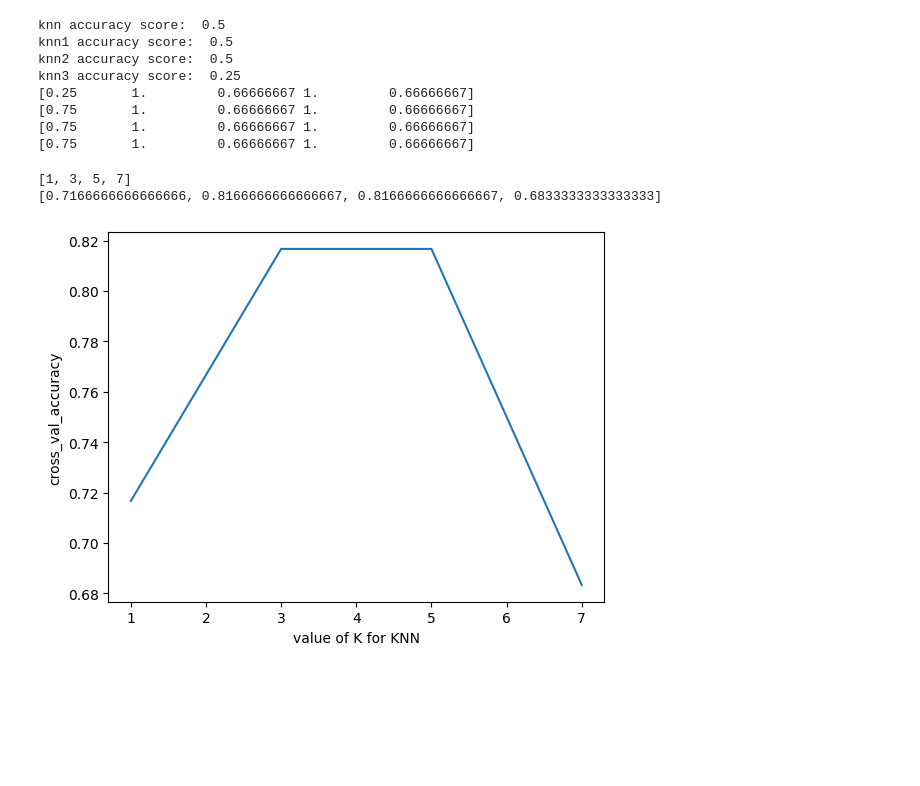
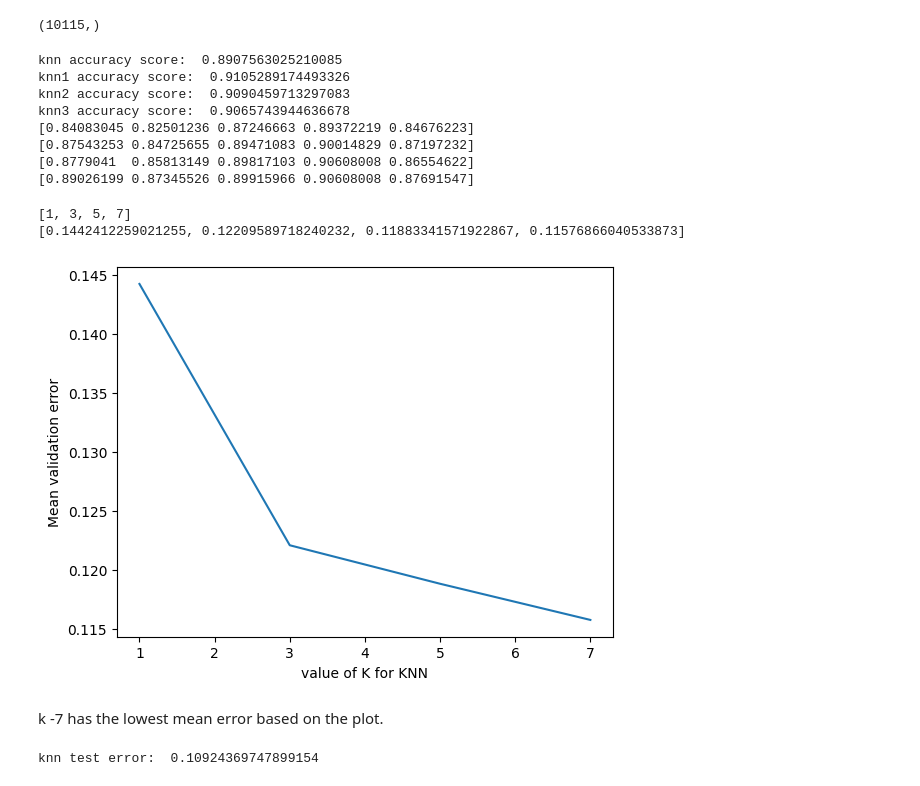
Before and after one commit to jowugbo/CodingAssignment2, a Jupyter notebook: CodingAsgmt-2.ipynb, the cells around one changed output. Cells and saved outputs as stored; diff of their text form; code cells hidden in the pictures; blank space fills up the shorter version.

```diff
--- a/CodingAsgmt-2.ipynb
+++ b/CodingAsgmt-2.ipynb
@@ -34,12 +72,20 @@ print(y1.shape)
 # %%
 trainingSetHistArr = []
-for i in trainingSetArr:
-    gray_image = cv.cvtColor(i, cv.COLOR_BGR2GRAY)
-    gray_hist = cv.calcHist([gray_image], [0], None, [256], [0,256] )
+for i in rVineFiles:
+    image = cv.imread(i)
+    gray_image = cv.cvtColor(image, cv.COLOR_BGR2GRAY)
+    gray_hist = cv.calcHist([gray_image], [0], None, [256], [0, 256])
     trainingSetHistArr.append([gray_hist])
+
+for i in negativeFiles:
+    image = cv.imread(i)
+    gray_image = cv.cvtColor(image, cv.COLOR_BGR2GRAY)
+    gray_hist = cv.calcHist([gray_image], [0], None, [256], [0, 256])
+    trainingSetHistArr.append([gray_hist])
+
 x = np.array(trainingSetHistArr)
 print(x.shape)
-X = np.reshape(x, (16,256))
+X = np.reshape(x, (10115, 256))
 #X = X.transpose()
 print(X.shape)
 print(X)
@@ -56,8 +102,16 @@ print(X)
+# %%
+isWDS = np.ones(1009)
+isNOT_WDS = np.zeros(9106)
+Y = np.concatenate((isWDS, isNOT_WDS))
+print(Y.shape)
+# %% [output]
+(10115,)
 # %%
+from sklearn.model_selection import cross_val_score
 from sklearn.multioutput import MultiOutputClassifier
 from sklearn.model_selection import train_test_split
 from sklearn.linear_model import LogisticRegression
-X_train, X_test, y_train, y_test= train_test_split(X, y1, test_size=.2)
+X_train, X_test, y_train, y_test = train_test_split(X, Y, test_size=.2)
 knn = KNeighborsClassifier(n_neighbors=1)
 knn1 = KNeighborsClassifier(n_neighbors=3)
 knn2 = KNeighborsClassifier(n_neighbors=5)
@@ -75,40 +129,48 @@ print('knn accuracy score: ', knn.score(X_test, y_test))
 print('knn1 accuracy score: ', knn1.score(X_test, y_test))
 print('knn2 accuracy score: ', knn2.score(X_test, y_test))
 print('knn3 accuracy score: ', knn3.score(X_test, y_test))
-from sklearn.model_selection import cross_val_score
-scores = cross_val_score(knn, X, y1, cv=5)
+scores = cross_val_score(knn, X, Y, cv=5)
 print(scores)
 
-scores1 = cross_val_score(knn1, X, y1, cv=5)
+scores1 = cross_val_score(knn1, X, Y, cv=5)
 print(scores1)
-scores2 = cross_val_score(knn2, X, y1, cv=5)
+scores2 = cross_val_score(knn2, X, Y, cv=5)
 print(scores2)
-scores3 = cross_val_score(knn3, X, y1, cv=5)
+scores3 = cross_val_score(knn3, X, Y, cv=5)
 print(scores3)
 # %% [output]
-knn accuracy score:  0.5
-knn1 accuracy score:  0.5
-knn2 accuracy score:  0.5
-knn3 accuracy score:  0.25
-[0.25       1.         0.66666667 1.         0.66666667]
-[0.75       1.         0.66666667 1.         0.66666667]
-[0.75       1.         0.66666667 1.         0.66666667]
-[0.75       1.         0.66666667 1.         0.66666667]
+knn accuracy score:  0.8907563025210085
+knn1 accuracy score:  0.9105289174493326
+knn2 accuracy score:  0.9090459713297083
+knn3 accuracy score:  0.9065743944636678
+[0.84083045 0.82501236 0.87246663 0.89372219 0.84676223]
+[0.87543253 0.84725655 0.89471083 0.90014829 0.87197232]
+[0.8779041  0.85813149 0.89817103 0.90608008 0.86554622]
+[0.89026199 0.87345526 0.89915966 0.90608008 0.87691547]
 # %%
-k_range = [1,3,5,7]
-knns = [knn,knn1, knn2,knn3]
+k_range = [1, 3, 5, 7]
+knns = [knn, knn1, knn2, knn3]
 print(k_range)
 k_scores = []
 for k in k_range:
     knn = KNeighborsClassifier(n_neighbors=k)
-    scores = cross_val_score(knn, X, y1, cv=5, scoring='accuracy')
-    k_scores.append(scores.mean())
+    scores = cross_val_score(knn, X, Y, cv=5, scoring='accuracy')
+    k_scores.append(1-scores.mean())
 print(k_scores)
 plt.plot(k_range, k_scores)
 plt.xlabel('value of K for KNN')
-plt.ylabel("cross_val_accuracy")
+plt.ylabel("Mean validation error")
 plt.show()
 # %% [output]
 [1, 3, 5, 7]
-[0.7166666666666666, 0.8166666666666667, 0.8166666666666667, 0.6833333333333333]
+[0.1442412259021255, 0.12209589718240232, 0.11883341571922867, 0.11576866040533873]
-[figure, old version]
+[figure, new version]
+# %% [markdown]
+k -7  has the lowest mean error based on the plot.
+# %%
+knn4 = KNeighborsClassifier(n_neighbors=7)
+knn4.fit(X_train, y_train)
+y_pred4 = knn3.predict(X_test)
+print('knn test error: ', 1-knn.score(X_test, y_test))
+# %% [output]
+knn test error:  0.10924369747899154
```
Also changed, not shown: parts of 11 cells of this notebook, 1 other file.
